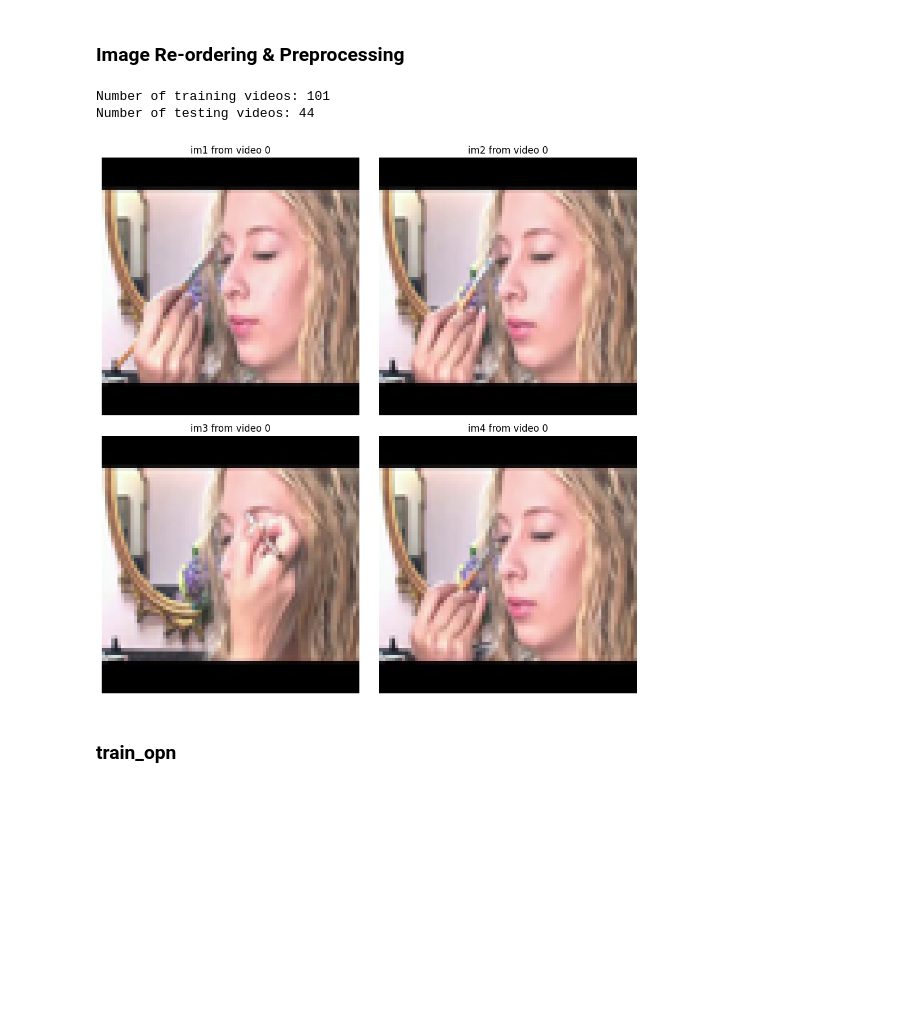
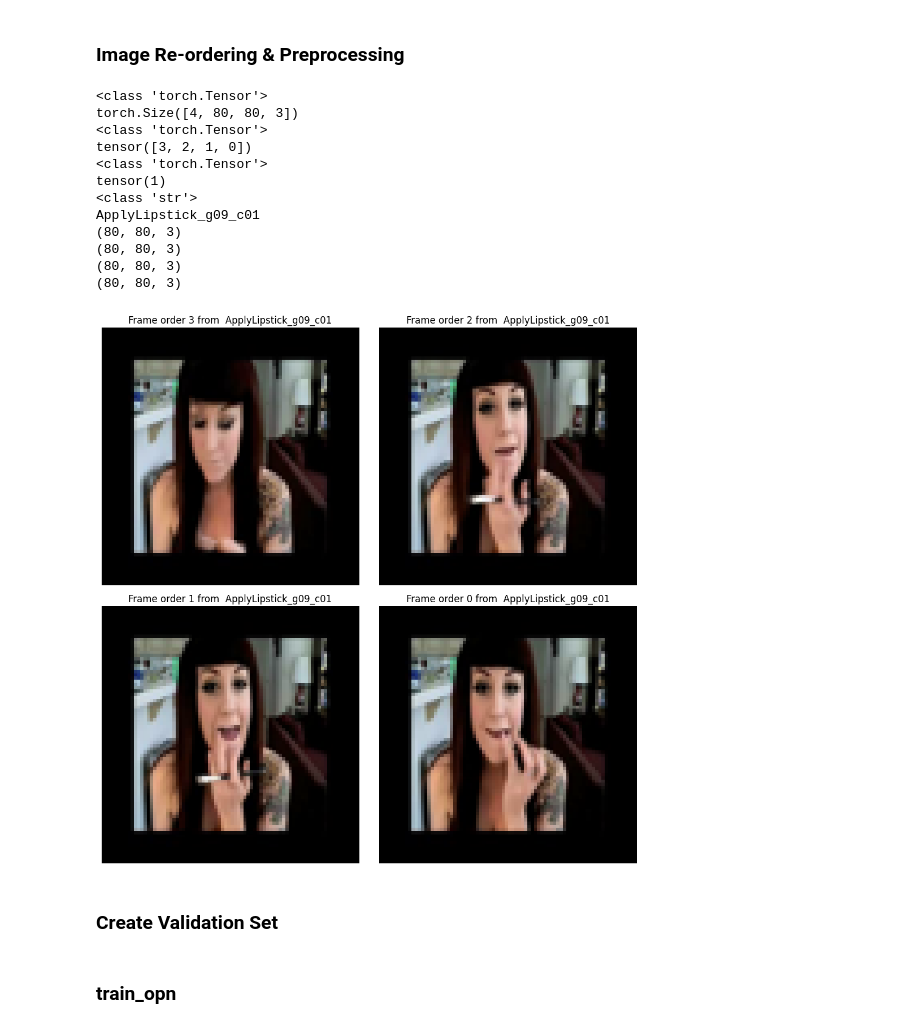
Before and after one commit to erikjsun/OPN-masterthesis, a Jupyter notebook: exjobb.ipynb, the cells around one changed output. Drawn from its saved outputs; the diff is of its cells as text; code cells hidden in the pictures; blank space fills up the shorter version.

```diff
--- a/exjobb.ipynb
+++ b/exjobb.ipynb
@@ -21,7 +25,7 @@ print(os.getcwd())
 STORAGEACCOUNTURL = "https://exjobbssl1863219591.blob.core.windows.net"
 STORAGEACCOUNTKEY = "PuL1QY8bQvIyGi653lr/9CPvyHLnip+cvsu62YAipDjB7onPDxfME156z5/O2NwY0PRLMTZc86/6+ASt5Vts8w=="
 CONTAINERNAME = "exjobbssl"
-FOLDERNAME = "UCF-101/ApplyEyeMakeup/"
+FOLDERNAME = "UCF-101/ApplyLipstick/"
 #BLOBNAME = "UCF-101/ApplyEyeMakeup/v_ApplyEyeMakeup_g01_c01.avi"
 
 blob_service_client_instance = BlobServiceClient(
@@ -245,17 +256,25 @@ class PreprocessedTemporalFourData(Dataset):
     def __getitem__(self, index):
         if self.trainval == 'train':
             video = self.dataset.predata_train[index]
+            action_label = self.dataset.action_labels_train[index]
+            video_name = self.dataset.video_names_train[index]
         else:
             video = self.dataset.predata_test[index]
+            action_label = self.dataset.action_labels_test[index]
+            video_name = self.dataset.video_names_test[index]
 
         # Randomly select 4 frames from the video
         frames = iio.imread(video['data'], index=None, format_hint=".avi")
         indices = np.random.choice(frames.shape[0], size=4, replace=False)
         selected_frames = frames[indices]
+        # Normalize the indices to their respective order
+        order_indices = indices.argsort().argsort()
+
         #print(type(selected_frames))
         #print(selected_frames.shape)
 
         preprocessed_frames = []
+        frame_labels = []
 
         for i, frame in enumerate(selected_frames):
             # Convert the numpy array to an image
@@ -273,14 +292,25 @@ class PreprocessedTemporalFourData(Dataset):
             # Subtract the mean
             #frame = frame - self.mean #(TODO check if this is correct)
 
-            # Name the frame
-            frame_name = f"im{i+1}"
-            preprocessed_frames.append((frame_name, frame))
+            # Name & index the frame
+            #frame_name = f"im{i+1}" #TODO do I really need the naming? Should I remove it above as well?
+            frame_labels.append(order_indices[i])
 
             #preprocessed_frames = self.preprocess(preprocessed_frames)
 
-        return preprocessed_frames #, label, filepath
+            # Convert the frame to a PyTorch tensor and add it to the list
+            preprocessed_frames.append(torch.from_numpy(frame))
 
+        # Stack all the frames together into a single tensor
+        preprocessed_frames = torch.stack(preprocessed_frames)
+
+        # Convert the frame labels to a PyTorch tensor
+        frame_labels = torch.tensor(frame_labels)
+
+        # Convert the video label to a PyTorch tensor
+        action_label = torch.tensor(action_label)
+
+        return preprocessed_frames, frame_labels, action_label, video_name
 
     def preprocess(self, video):
         # TODO Sample candidate tuples based on motion magnitude
@@ -307,39 +337,60 @@ class PreprocessedTemporalFourData(Dataset):
         sjx = sjy = self.imagesize  # Assuming the frame is a square
         startx = random.randint(0, frame.size[0]-sjx)
         starty = random.randint(0, frame.size[1]-sjy)
         return frame.crop((startx, starty, startx+sjx, starty+sjy))
 
     def channel_split(self, frame):
         # This is a simplified version of the channel splitting code in the provided function
         rgb = random.randint(0, 2)
         frame = np.array(frame)[:,:,rgb]
         frame = np.stack((frame,)*3, axis=2)
         return frame
 
 def test_temporal_four(temporal_four, n):
-    # Print the number of training and testing videos
-    print(f"Number of training videos: {len(temporal_four.dataset.predata_train)}")
-    print(f"Number of testing videos: {len(temporal_four.dataset.predata_test)}")
+    input_frames, frame_labels, action_label, video_name = temporal_four[4]
+    print(type(input_frames))
+    #print(preprocessed_frames)
+    print(input_frames.shape)
+    print(type(frame_labels))
+    print(frame_labels)
+    print(type(action_label))
+    print(action_label)
+    print(type(video_name))
+    print(video_name)
 
-    preprocessed_frames = temporal_four[6]
     # Now you can do something with preprocessed_frames, like check its shape
     #print(f"Shape of preprocessed_frames for index {0}: {preprocessed_frames[0][1].shape}")
     fig, axs = plt.subplots(2, 2, figsize=(10, 10))
 
-    for i, (frame_name, frame) in enumerate(preprocessed_frames):
+    for i, (frame) in enumerate(input_frames):
+        frame = frame.numpy()
+        print(frame.shape)
+
         axs[i//2, i%2].imshow(frame)
-        axs[i//2, i%2].set_title(f'{frame_name} from video {0}')
+        axs[i//2, i%2].set_title(f'Frame order {frame_labels[i]} from  {video_name}')
         axs[i//2, i%2].axis('off')
 
     plt.tight_layout()
     plt.show()
 
 # Usage:
 amount_of_videos_to_load = 6
 video_dataset = PreparedDataset(videos, trainval='train')
 temporal_four = PreprocessedTemporalFourData(video_dataset, trainval='train')
 test_temporal_four(temporal_four, amount_of_videos_to_load)
 # %% [output]
-Number of training videos: 101
-Number of testing videos: 44
+<class 'torch.Tensor'>
+torch.Size([4, 80, 80, 3])
+<class 'torch.Tensor'>
+tensor([3, 2, 1, 0])
+<class 'torch.Tensor'>
+tensor(1)
+<class 'str'>
+ApplyLipstick_g09_c01
+(80, 80, 3)
+(80, 80, 3)
+(80, 80, 3)
+(80, 80, 3)
-[figure, old version]
+[figure, new version]
+# %% [markdown]
+### Create Validation Set
```
Also changed, not shown: parts of 8 cells of this notebook.
